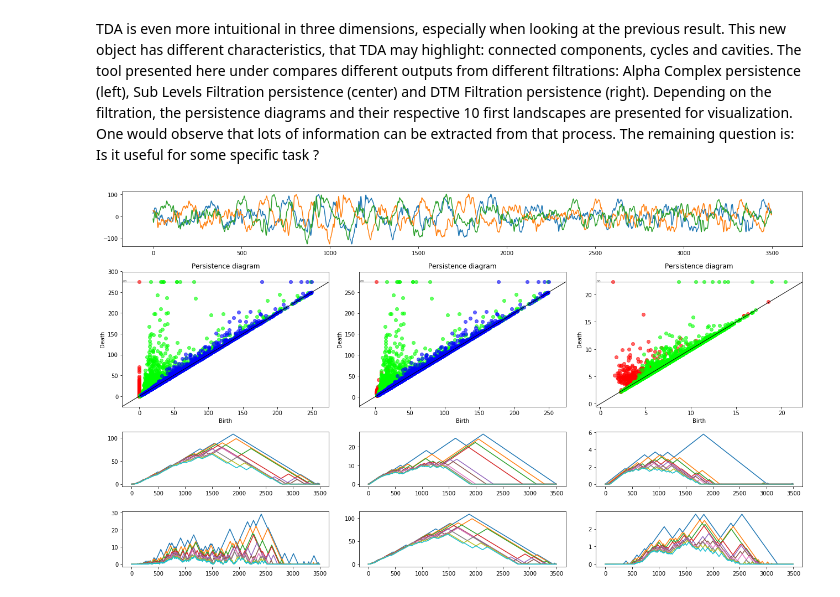
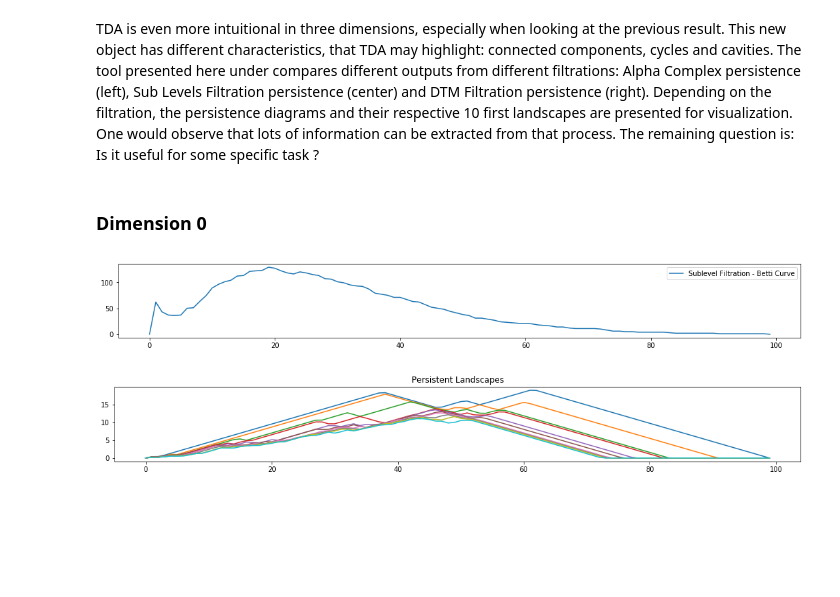
Before and after one commit to merylldindin/topologyx, a Jupyter notebook: Filtrations.ipynb, the cells around one changed output. Drawn from its saved outputs; the diff is of its cells as text; code cells hidden in the pictures; blank space fills up the shorter version.

```diff
--- a/Filtrations.ipynb
+++ b/Filtrations.ipynb
@@ -58,7 +68,13 @@ This is the format of your plot grid:
 # %% [markdown]
 TDA is even more intuitional in three dimensions, especially when looking at the previous result. This new object has different characteristics, that TDA may highlight: connected components, cycles and cavities. The tool presented here under compares different outputs from different filtrations: Alpha Complex persistence (left), Sub Levels Filtration persistence (center) and DTM Filtration persistence (right). Depending on the filtration, the persistence diagrams and their respective 10 first landscapes are presented for visualization. One would observe that lots of information can be extracted from that process. The remaining question is: Is it useful for some specific task ?
 # %%
-fil = Filtration(time_delayed_vec)
-fil.visual()
+fil = Filtration(delayed_vec)
+fil.compute_persistence()
-# %% [output]
-[figure, removed]
+# %% [markdown]
+### Dimension 0
+# %%
+_ = fil.betti_curves(0, graph=True)
+_ = fil.landscapes(0, graph=True)
+# %% [output]
+[figure, added]
+[figure, added]
```
Also changed, not shown: parts of 7 cells of this notebook.
